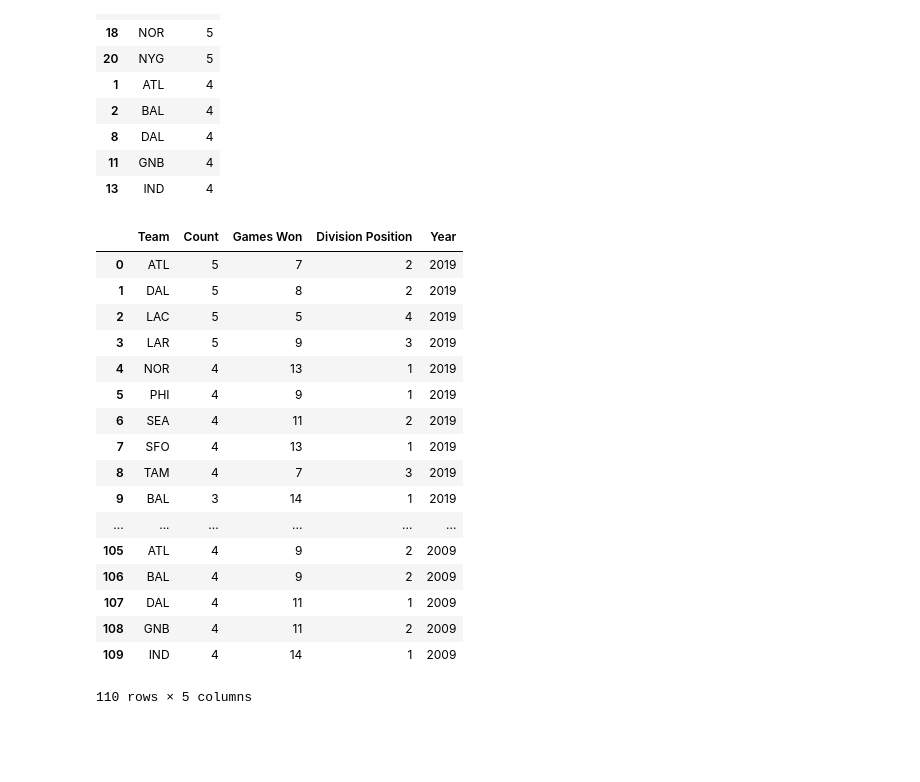
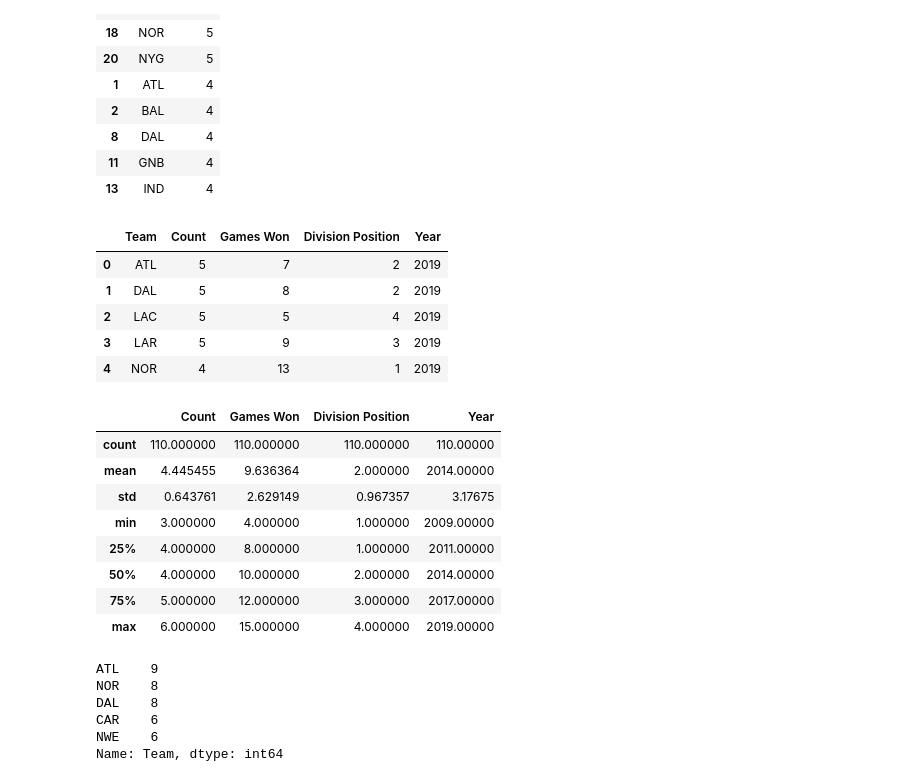
Before and after one commit to Emanuel-Szarek/Coding_for_fun, a Jupyter notebook: NFL Fantasy .ipynb, the cells around one changed output. Drawn from its saved outputs; the diff is of its cells as text; code cells hidden in the pictures; blank space fills up the shorter version.

```diff
--- a/NFL Fantasy .ipynb
+++ b/NFL Fantasy .ipynb
@@ -443,23 +443,23 @@ GDY_2009 = Won_Position_Year(TeamCount_2009, List1_2009, List2_2009, List3_2009)
 # %%
 GDY_2019_2009 = pd.concat([GDY_2019, GDY_2018, GDY_2017, GDY_2016, GDY_2015, GDY_2014, GDY_2013, GDY_2012, GDY_2011, GDY_2010, GDY_2009], ignore_index=True, sort=False)
 # %%
-GDY_2019_2009
+GDY_2019_2009.head()
 # %% [output]
 |  | Team | Count | Games Won | Division Position | Year |
 | 0 | ATL | 5 | 7 | 2 | 2019 |
 | 1 | DAL | 5 | 8 | 2 | 2019 |
 | 2 | LAC | 5 | 5 | 4 | 2019 |
 | 3 | LAR | 5 | 9 | 3 | 2019 |
 | 4 | NOR | 4 | 13 | 1 | 2019 |
-| 5 | PHI | 4 | 9 | 1 | 2019 |
-| 6 | SEA | 4 | 11 | 2 | 2019 |
-| 7 | SFO | 4 | 13 | 1 | 2019 |
-| 8 | TAM | 4 | 7 | 3 | 2019 |
-| 9 | BAL | 3 | 14 | 1 | 2019 |
-| ... | ... | ... | ... | ... | ... |
-| 105 | ATL | 4 | 9 | 2 | 2009 |
-| 106 | BAL | 4 | 9 | 2 | 2009 |
-| 107 | DAL | 4 | 11 | 1 | 2009 |
-| 108 | GNB | 4 | 11 | 2 | 2009 |
-| 109 | IND | 4 | 14 | 1 | 2009 |
-110 rows × 5 columns
+# %%
+GDY_2019_2009.describe()
+# %% [output]
+|  | Count | Games Won | Division Position | Year |
+| count | 110.000000 | 110.000000 | 110.000000 | 110.00000 |
+| mean | 4.445455 | 9.636364 | 2.000000 | 2014.00000 |
+| std | 0.643761 | 2.629149 | 0.967357 | 3.17675 |
+| min | 3.000000 | 4.000000 | 1.000000 | 2009.00000 |
+| 25% | 4.000000 | 8.000000 | 1.000000 | 2011.00000 |
+| 50% | 4.000000 | 10.000000 | 2.000000 | 2014.00000 |
+| 75% | 5.000000 | 12.000000 | 3.000000 | 2017.00000 |
+| max | 6.000000 | 15.000000 | 4.000000 | 2019.00000 |
@@ -465,0 +468,10 @@ GDY_2019_2009
+# %%
+#Count of teams
+Unique_Teams.head()
+# %% [output]
+ATL    9
+NOR    8
+DAL    8
+CAR    6
+NWE    6
+Name: Team, dtype: int64
```
Also changed, not shown: parts of 6 cells of this notebook.
